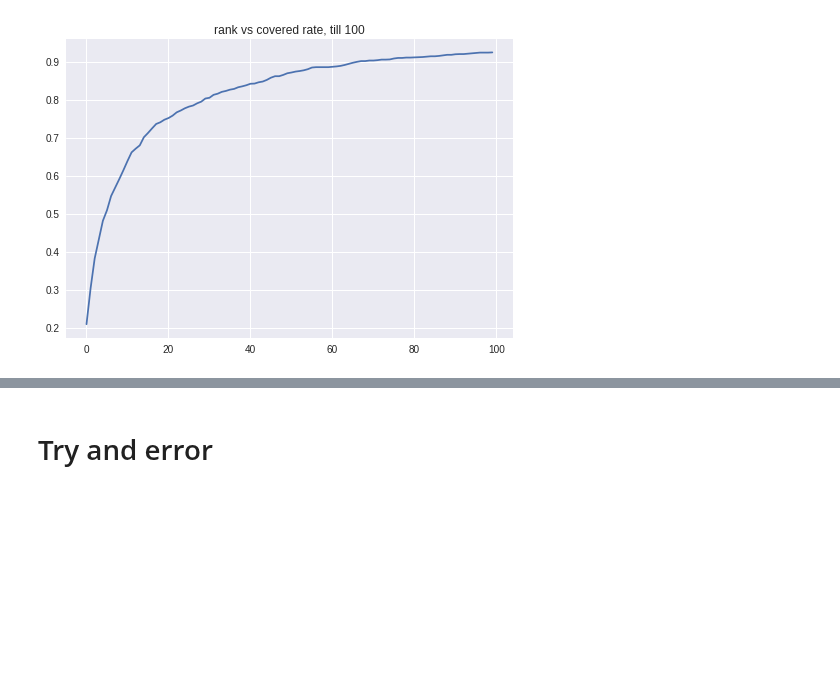
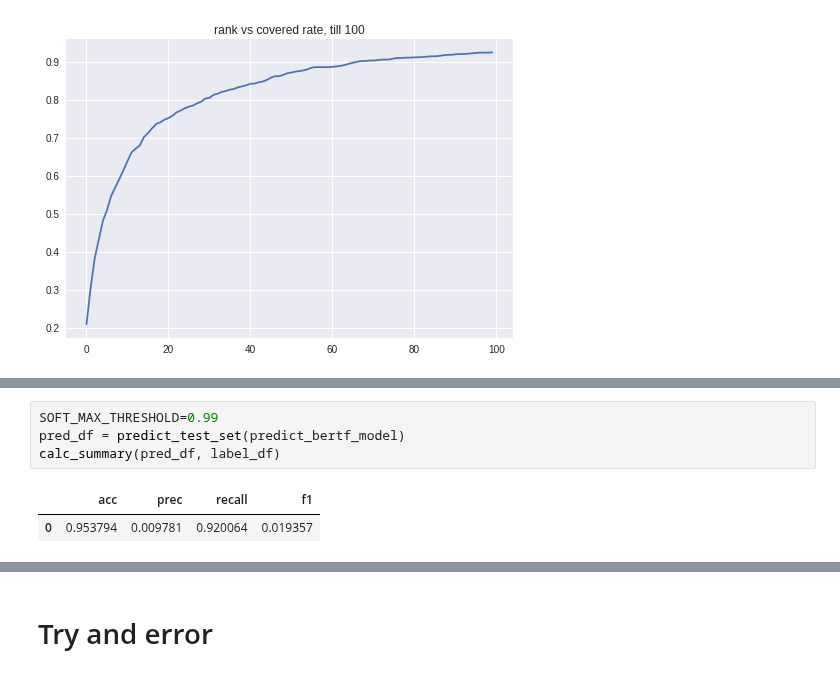
Before and after one commit to yoheikikuta/US-patent-analysis, a Jupyter notebook: colab/bert_benchmark_2000_analyze_result.ipynb, the cells around one changed output, grey strips where cells are left out. Drawn from its saved outputs; the diff is of its cells as text; blank space fills up the shorter version.

```diff
--- a/colab/bert_benchmark_2000_analyze_result.ipynb
+++ b/colab/bert_benchmark_2000_analyze_result.ipynb
@@ -190,0 +338,7 @@ plt.show()
+# %%
+SOFT_MAX_THRESHOLD=0.99
+pred_df = predict_test_set(predict_bertf_model)
+calc_summary(pred_df, label_df)
+# %% [output]
+|  | acc | prec | recall | f1 |
+| 0 | 0.953794 | 0.009781 | 0.920064 | 0.019357 |
```
Also changed, not shown: parts of 135 cells of this notebook.
